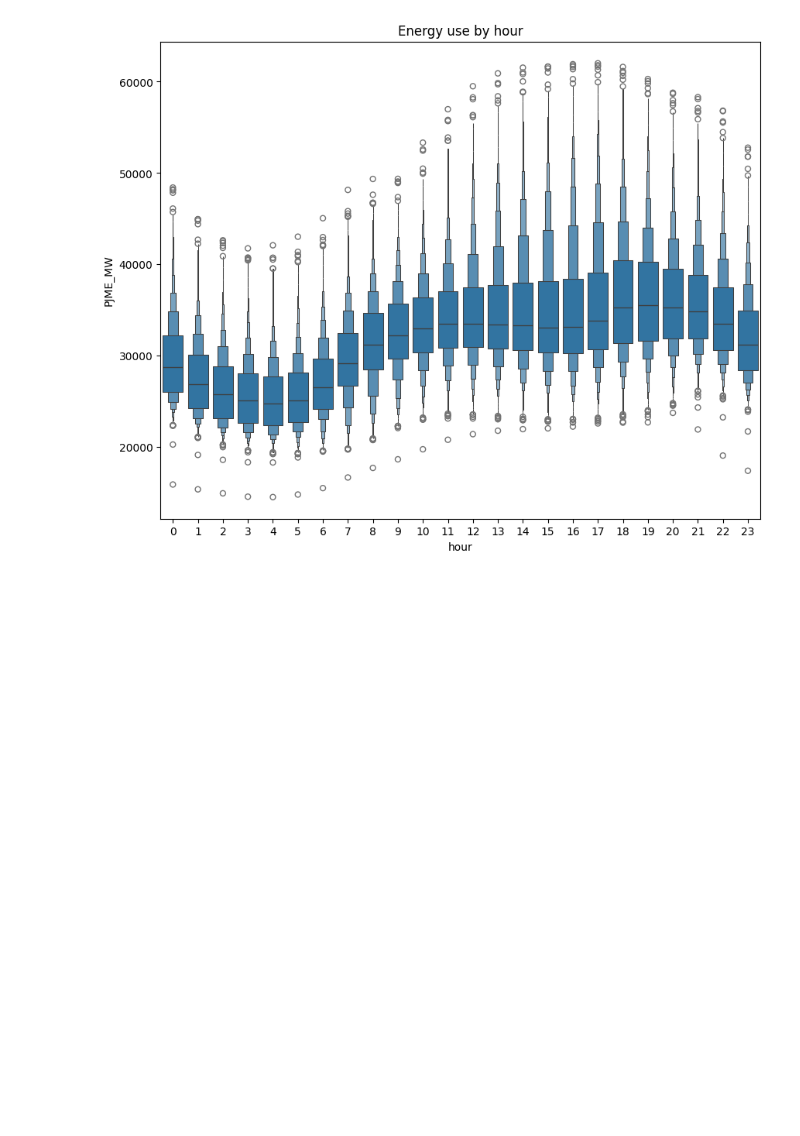
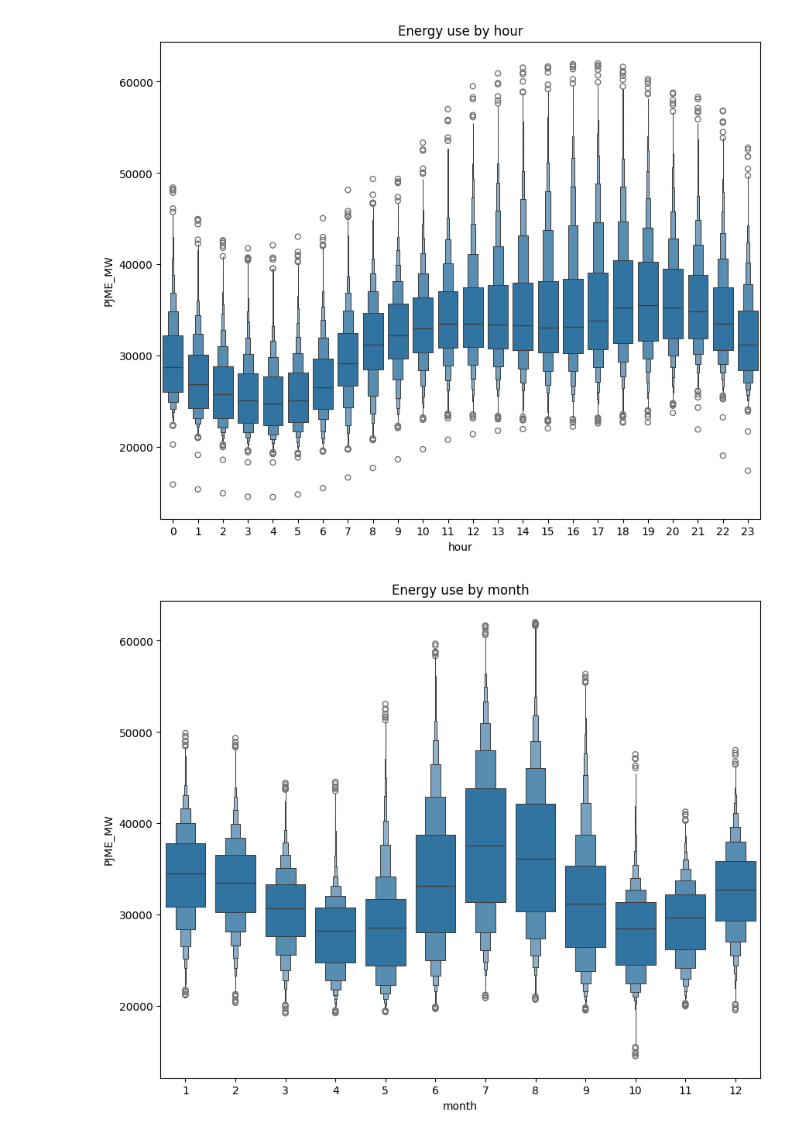
Before and after one commit to Phionanamugga/Energy_Projects, a Jupyter notebook: load_forecastingUSA.ipynb, the cells around one changed output. Saved outputs shown, nothing was run; the diff lists cells and outputs as text; code cells hidden in the pictures; blank space fills up the shorter version.

Commit message:
visualizes festure/target relationshipby month

```diff
--- a/load_forecastingUSA.ipynb
+++ b/load_forecastingUSA.ipynb
@@ -108,3 +108,11 @@ ax.set_title('Energy use by hour')
 plt.show()
 # %% [output]
 [figure]
+# %%
+# Visualizing our Feature/Target relationship BY MONTH
+fig, ax = plt.subplots(figsize=(10, 8))
+sns.boxenplot(x='month', y='PJME_MW', data=df)
+ax.set_title('Energy use by month')
+plt.show()
+# %% [output]
+[figure, added]
```
